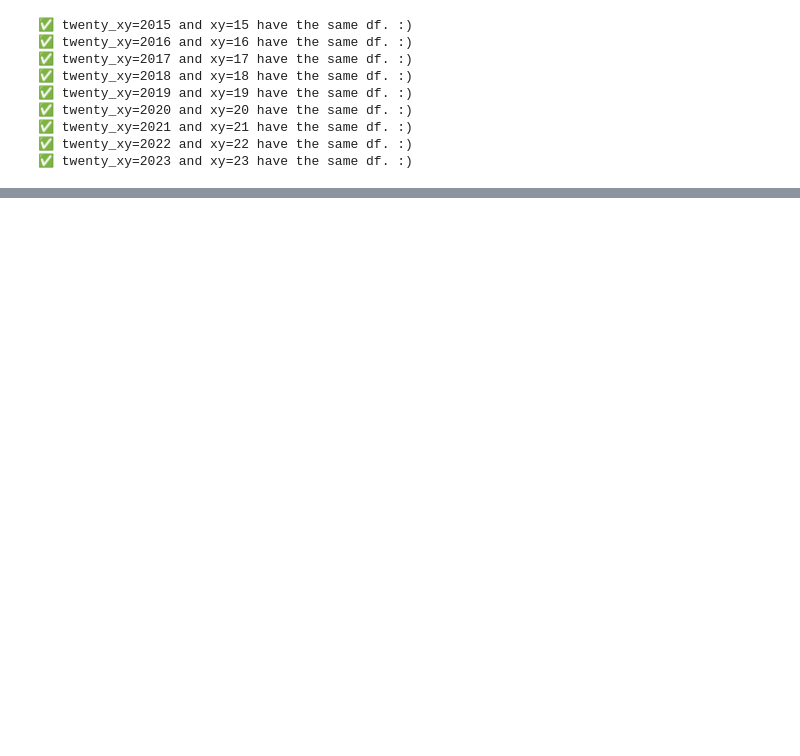
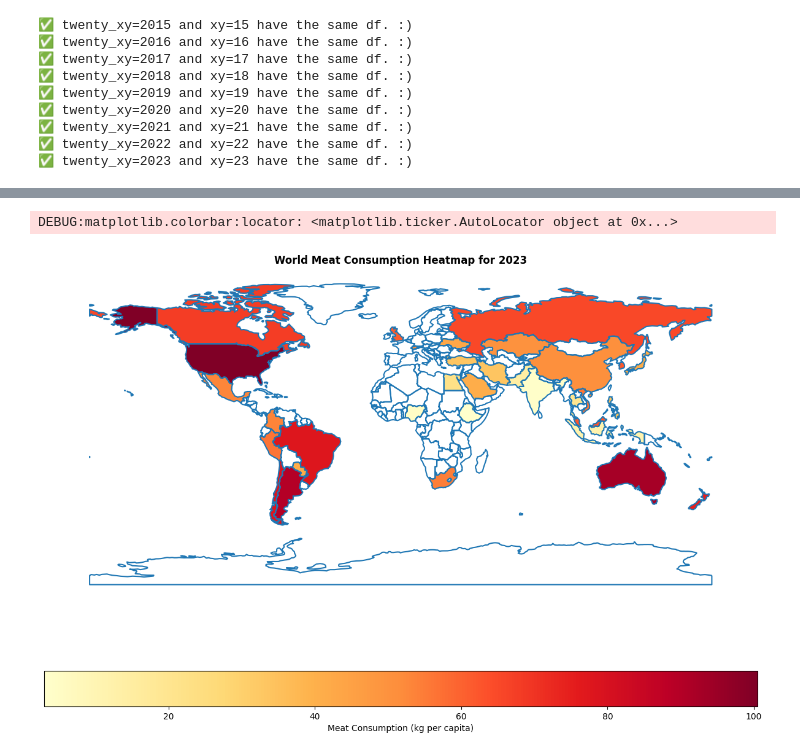
Before and after one commit to akumm2k/acim-happiness, a Jupyter notebook: src/analysis_meat.ipynb, the cells around one changed output, grey strips where cells are left out. Saved outputs shown, nothing was run; the diff lists cells and outputs as text; code cells hidden in the pictures; blank space fills up the shorter version.

```diff
--- a/src/analysis_meat.ipynb
+++ b/src/analysis_meat.ipynb
@@ -4,3 +1,12 @@ import logging
+# %%
+from dataset import MeatDataset, HappinessDataset
+import logging
+import geopandas as gpd
+import matplotlib.pyplot as plt
+import pandas as pd
+import seaborn as sns
+
+plt.style.use("default")
 # %%
 # logging configuration
 logging.basicConfig(
@@ -36,0 +263,5 @@ for twenty_xy_str in MEAT_DATA.get_years():
+# %%
+plot_meat_consumption_heatmap(2023, per_cap=True)
+# %% [output]
+DEBUG:matplotlib.colorbar:locator: <matplotlib.ticker.AutoLocator object at 0x...>
+[figure, added]
```
Also changed, not shown: parts of 73 cells of this notebook.
